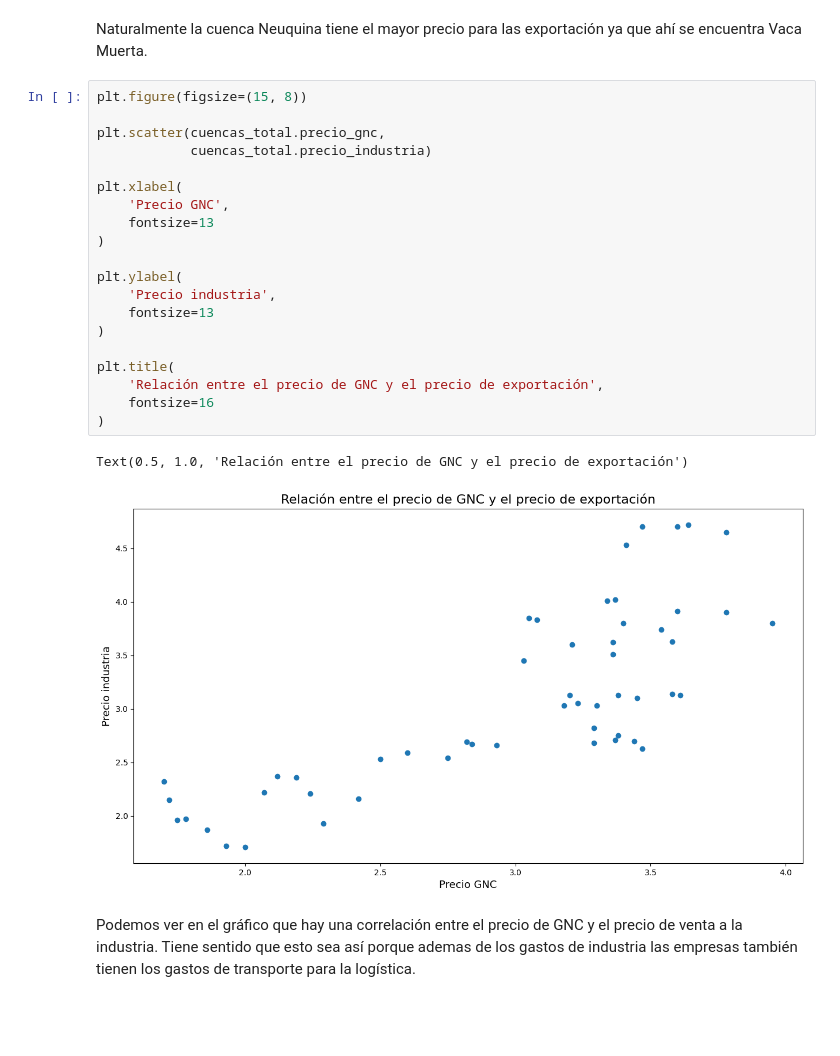
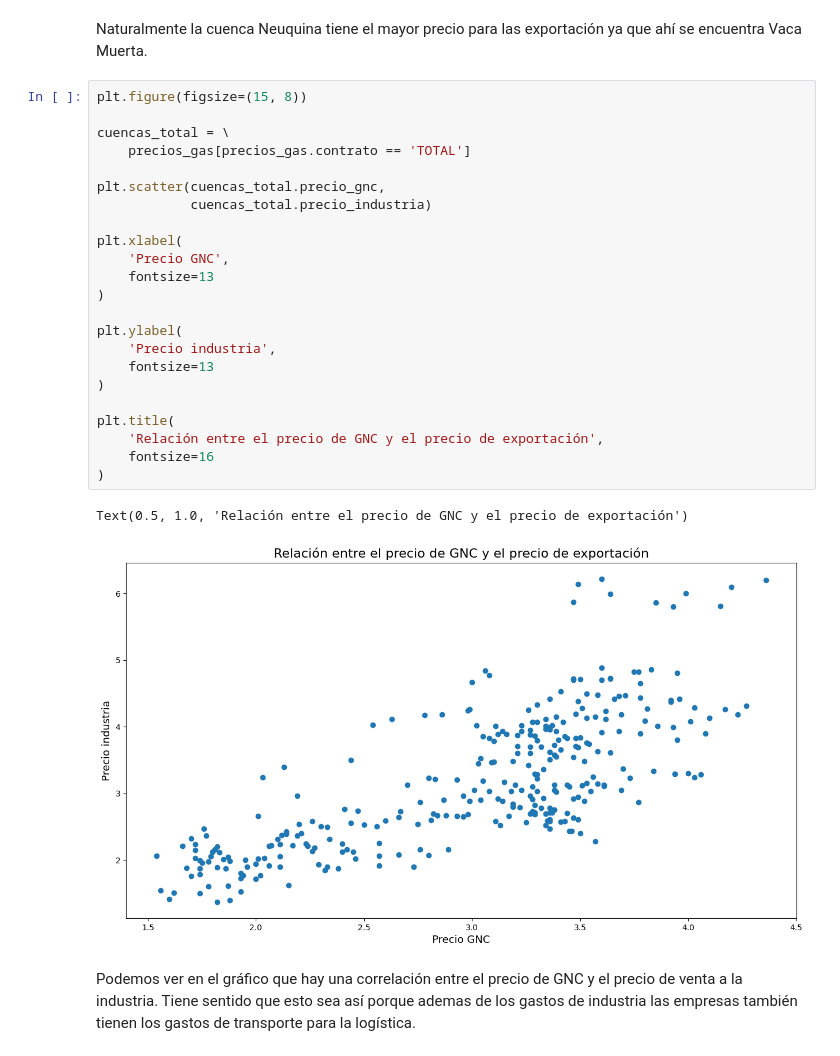
Before and after one commit to Isaiasgaray/fundamentos_final, a Jupyter notebook: TP_Final.ipynb, the cells around one changed output. Drawn from its saved outputs; the diff is of its cells as text; blank space fills up the shorter version.

```diff
--- a/TP_Final.ipynb
+++ b/TP_Final.ipynb
@@ -107,27 +106,30 @@ Noroeste                  0.14
 Naturalmente la cuenca Neuquina tiene el mayor precio para las exportación ya que ahí se encuentra Vaca Muerta.
 # %%
 plt.figure(figsize=(15, 8))
+
+cuencas_total = \
+    precios_gas[precios_gas.contrato == 'TOTAL']
 
 plt.scatter(cuencas_total.precio_gnc,
             cuencas_total.precio_industria)
 
 plt.xlabel(
     'Precio GNC',
     fontsize=13
 )
 
 plt.ylabel(
     'Precio industria',
     fontsize=13
 )
 
 plt.title(
     'Relación entre el precio de GNC y el precio de exportación',
     fontsize=16
 )
 # %% [output]
 Text(0.5, 1.0, 'Relación entre el precio de GNC y el precio de exportación')
-[figure, old version]
+[figure, new version]
 # %% [markdown]
 Podemos ver en el gráfico que hay una correlación entre el precio de GNC y el precio de venta a la industria. Tiene sentido que esto sea así porque ademas de los gastos de industria las empresas también tienen los gastos de transporte para la logística.
 # %%
```
Also changed, not shown: parts of 13 cells of this notebook.
